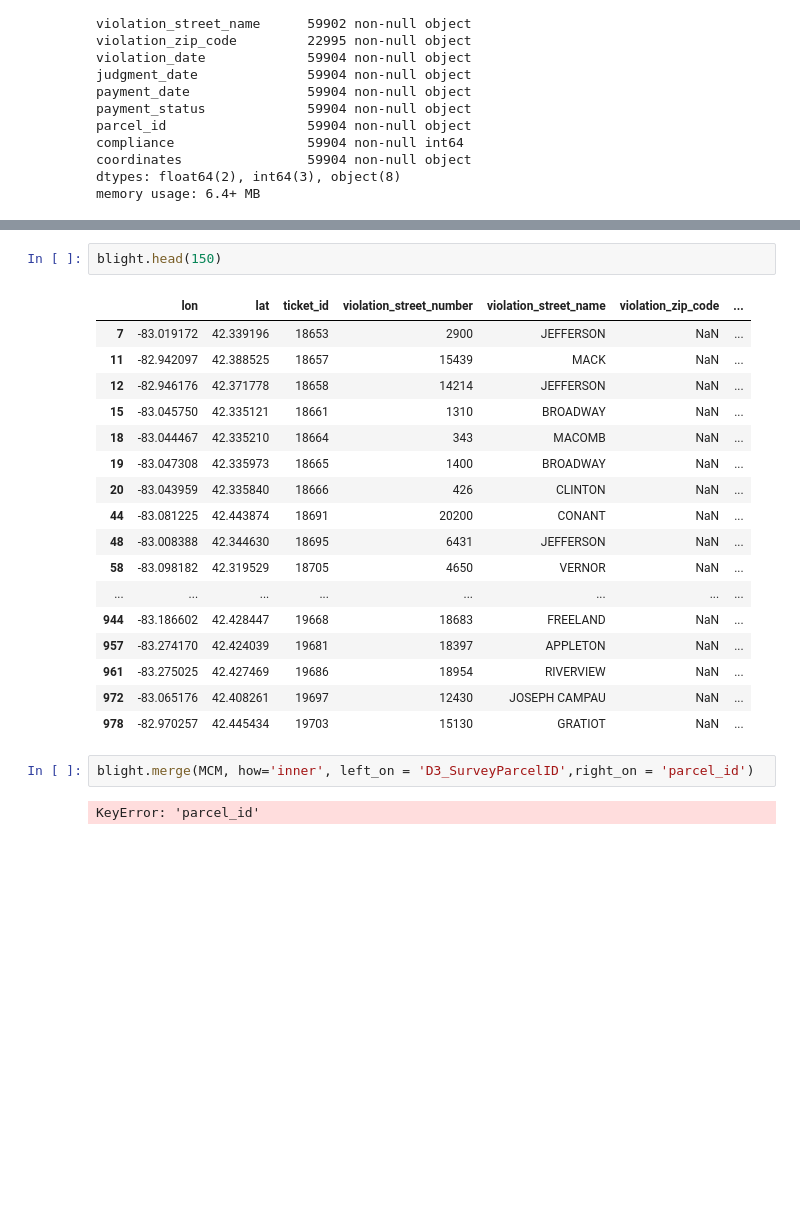
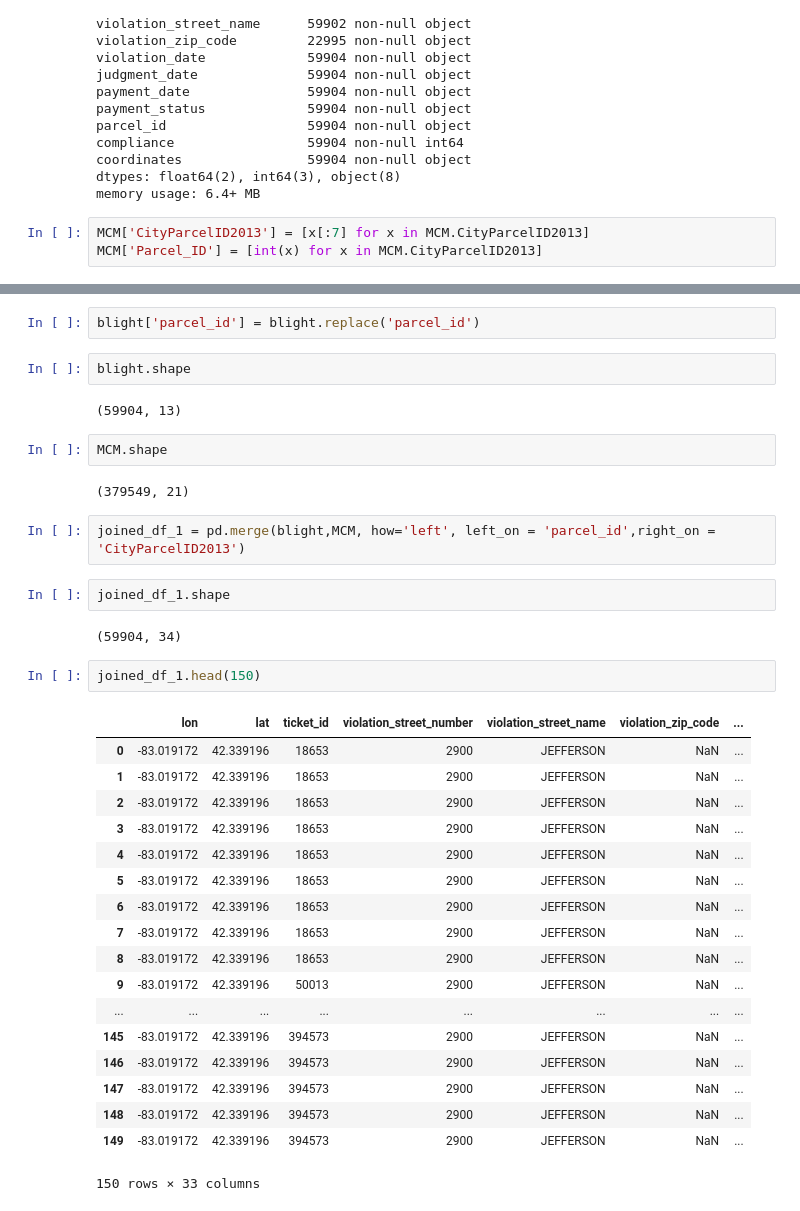
Before and after one commit to Kelvin-Arellano/nyc_mhtn_ds_Project_3, a Jupyter notebook: eda_joining_data_frames.ipynb, the cells around one changed output, grey strips where cells are left out. Cells and saved outputs as stored; diff of their text form; blank space fills up the shorter version.

```diff
--- a/eda_joining_data_frames.ipynb
+++ b/eda_joining_data_frames.ipynb
@@ -196,5 +196,8 @@ compliance                 59904 non-null int64
 coordinates                59904 non-null object
 dtypes: float64(2), int64(3), object(8)
 memory usage: 6.4+ MB
+# %%
+MCM['CityParcelID2013'] = [x[:7] for x in MCM.CityParcelID2013]
+MCM['Parcel_ID'] = [int(x) for x in MCM.CityParcelID2013]
 # %%
 blight['parcel_id'] = [x[:7] for x in blight.parcel_id]
@@ -201,24 +213,37 @@ blight['parcel_id'] = [x[:7] for x in blight.parcel_id]
+# %%
+blight['parcel_id'] = blight.replace('parcel_id')
+# %%
+blight.shape
+# %% [output]
+(59904, 13)
+# %%
+MCM.shape
+# %% [output]
+(379549, 21)
+# %%
+joined_df_1 = pd.merge(blight,MCM, how='left', left_on = 'parcel_id',right_on = 'CityParcelID2013')
+# %%
+joined_df_1.shape
+# %% [output]
+(59904, 34)
 # %%
-blight.head(150)
+joined_df_1.head(150)
 # %% [output]
 |  | lon | lat | ticket_id | violation_street_number | violation_street_name | violation_zip_code | ... |
+| 0 | -83.019172 | 42.339196 | 18653 | 2900 | JEFFERSON | NaN | ... |
+| 1 | -83.019172 | 42.339196 | 18653 | 2900 | JEFFERSON | NaN | ... |
+| 2 | -83.019172 | 42.339196 | 18653 | 2900 | JEFFERSON | NaN | ... |
+| 3 | -83.019172 | 42.339196 | 18653 | 2900 | JEFFERSON | NaN | ... |
+| 4 | -83.019172 | 42.339196 | 18653 | 2900 | JEFFERSON | NaN | ... |
+| 5 | -83.019172 | 42.339196 | 18653 | 2900 | JEFFERSON | NaN | ... |
+| 6 | -83.019172 | 42.339196 | 18653 | 2900 | JEFFERSON | NaN | ... |
 | 7 | -83.019172 | 42.339196 | 18653 | 2900 | JEFFERSON | NaN | ... |
-| 11 | -82.942097 | 42.388525 | 18657 | 15439 | MACK | NaN | ... |
-| 12 | -82.946176 | 42.371778 | 18658 | 14214 | JEFFERSON | NaN | ... |
-| 15 | -83.045750 | 42.335121 | 18661 | 1310 | BROADWAY | NaN | ... |
-| 18 | -83.044467 | 42.335210 | 18664 | 343 | MACOMB | NaN | ... |
-| 19 | -83.047308 | 42.335973 | 18665 | 1400 | BROADWAY | NaN | ... |
-| 20 | -83.043959 | 42.335840 | 18666 | 426 | CLINTON | NaN | ... |
-| 44 | -83.081225 | 42.443874 | 18691 | 20200 | CONANT | NaN | ... |
-| 48 | -83.008388 | 42.344630 | 18695 | 6431 | JEFFERSON | NaN | ... |
-| 58 | -83.098182 | 42.319529 | 18705 | 4650 | VERNOR | NaN | ... |
+| 8 | -83.019172 | 42.339196 | 18653 | 2900 | JEFFERSON | NaN | ... |
+| 9 | -83.019172 | 42.339196 | 50013 | 2900 | JEFFERSON | NaN | ... |
 | ... | ... | ... | ... | ... | ... | ... | ... |
-| 944 | -83.186602 | 42.428447 | 19668 | 18683 | FREELAND | NaN | ... |
-| 957 | -83.274170 | 42.424039 | 19681 | 18397 | APPLETON | NaN | ... |
-| 961 | -83.275025 | 42.427469 | 19686 | 18954 | RIVERVIEW | NaN | ... |
-| 972 | -83.065176 | 42.408261 | 19697 | 12430 | JOSEPH CAMPAU | NaN | ... |
-| 978 | -82.970257 | 42.445434 | 19703 | 15130 | GRATIOT | NaN | ... |
+| 145 | -83.019172 | 42.339196 | 394573 | 2900 | JEFFERSON | NaN | ... |
+| 146 | -83.019172 | 42.339196 | 394573 | 2900 | JEFFERSON | NaN | ... |
+| 147 | -83.019172 | 42.339196 | 394573 | 2900 | JEFFERSON | NaN | ... |
+| 148 | -83.019172 | 42.339196 | 394573 | 2900 | JEFFERSON | NaN | ... |
+| 149 | -83.019172 | 42.339196 | 394573 | 2900 | JEFFERSON | NaN | ... |
+150 rows × 33 columns
-# %%
-blight.merge(MCM, how='inner', left_on = 'D3_SurveyParcelID',right_on = 'parcel_id')
-# %% [output]
-KeyError: 'parcel_id'
```
Also changed, not shown: parts of 10 cells of this notebook.
